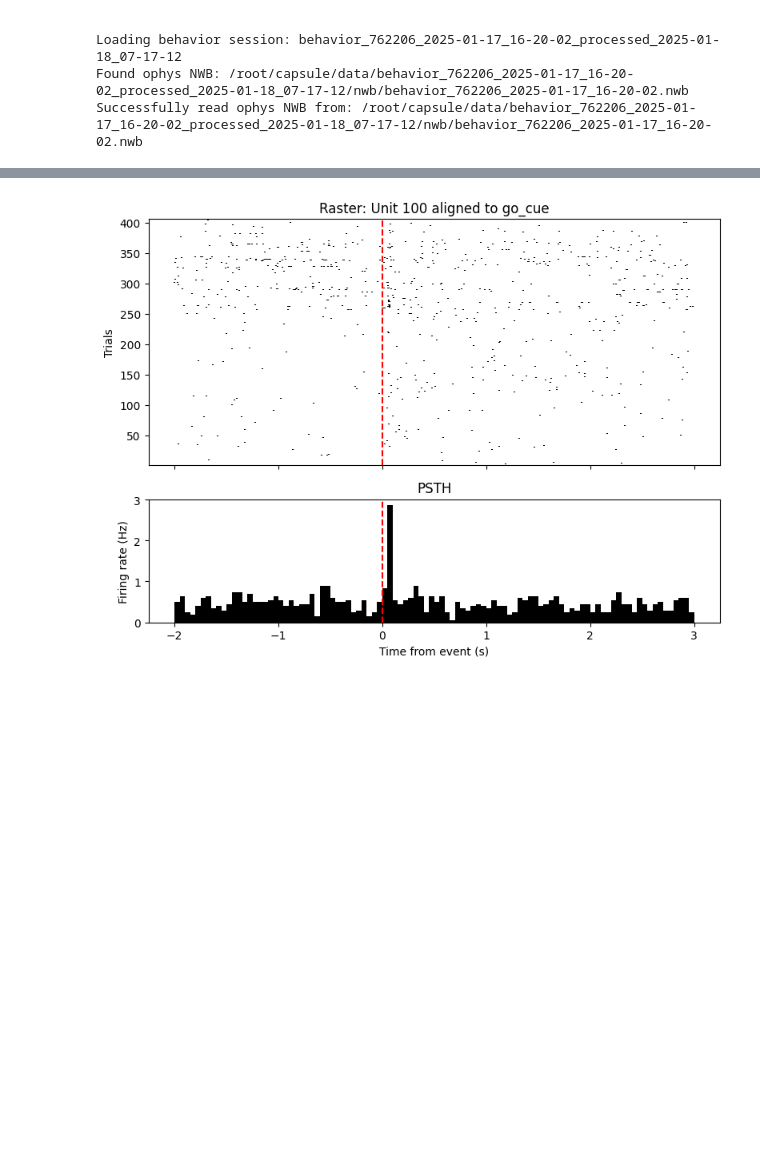
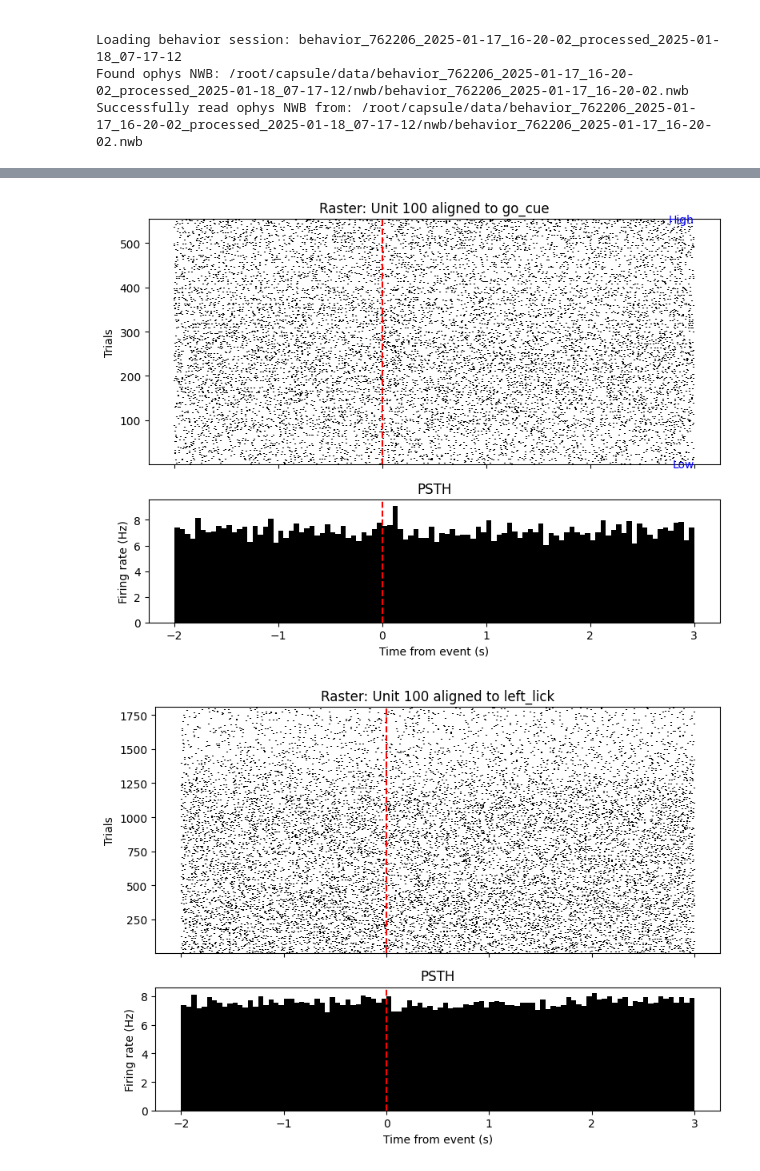
Before and after one commit to AllenNeuralDynamics/aind-dft-ephys-analysis, a Jupyter notebook: src/aind_dft_ephys_analysis/ephys_playground.ipynb, the cells around one changed output, grey strips where cells are left out. Saved outputs shown, nothing was run; the diff lists cells and outputs as text; code cells hidden in the pictures; blank space fills up the shorter version.

Commit message:
adding latent_name to the plot_raster_graph

```diff
--- a/src/aind_dft_ephys_analysis/ephys_playground.ipynb
+++ b/src/aind_dft_ephys_analysis/ephys_playground.ipynb
@@ -121,12 +121,18 @@ Successfully read behavior NWB from: /root/capsule/data/behavior_nwb/753125_2024
 # %%
 from ephys_behavior import plot_raster_graph
 from nwb_utils import NWBUtils
-from behavior_utils import extract_fitted_data
+from behavior_utils import extract_fitted_data, find_trials,get_fitted_model_names
 
-session_name='ecephys_764791_2025-01-16_12-50-17_sorted_2025-04-25_14-11-37'
+
+session_name='ecephys_776293_2025-02-18_12-51-36_sorted_2025-03-30_05-50-33'
+session_name='764790_2024-12-19_16-11-34_sorted_2025-02-21_14-46-33'
+#session_name='764790_2024-12-19_16-11-34'
+print(get_fitted_model_names(session_name=session_name))
+
 behavior_nwb=NWBUtils.read_behavior_nwb(session_name=session_name)
 ephys_nwb=NWBUtils.read_ephys_nwb(session_name=session_name)
 fitted_data=extract_fitted_data(nwb_behavior_data=behavior_nwb,session_name=session_name,model_alias='QLearning_L1F1_CK1_softmax',latent_name='q_value_difference')
-exclude_trials=
+exclude_trials=find_trials(nwb_behavior_data=behavior_nwb,trial_type='no_response')
 plot_raster_graph(nwb_behavior_data=behavior_nwb,nwb_ephys_data=ephys_nwb,unit_index=100,fitted_data=fitted_data,exclude_trials=exclude_trials)
+plot_raster_graph(nwb_behavior_data=behavior_nwb,nwb_ephys_data=ephys_nwb,unit_index=100,align_to_event='left_lick')
 # %% [output]
@@ -137 +144,2 @@ Successfully read ephys NWB from: /root/capsule/data/ecephys_764791_2025-01-16_1
-[figure, old version]
+[figure, new version]
+[figure, added]
```
Also changed, not shown: parts of 1 cell of this notebook, 1 other file.
